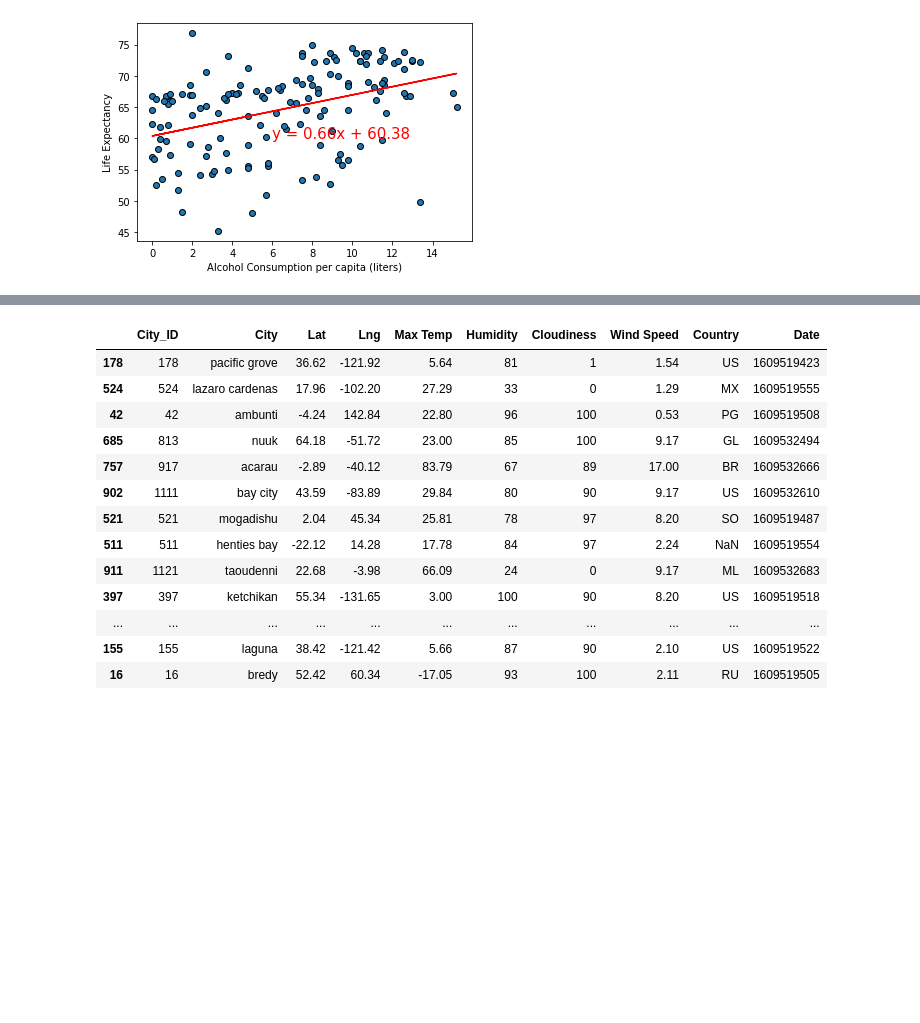
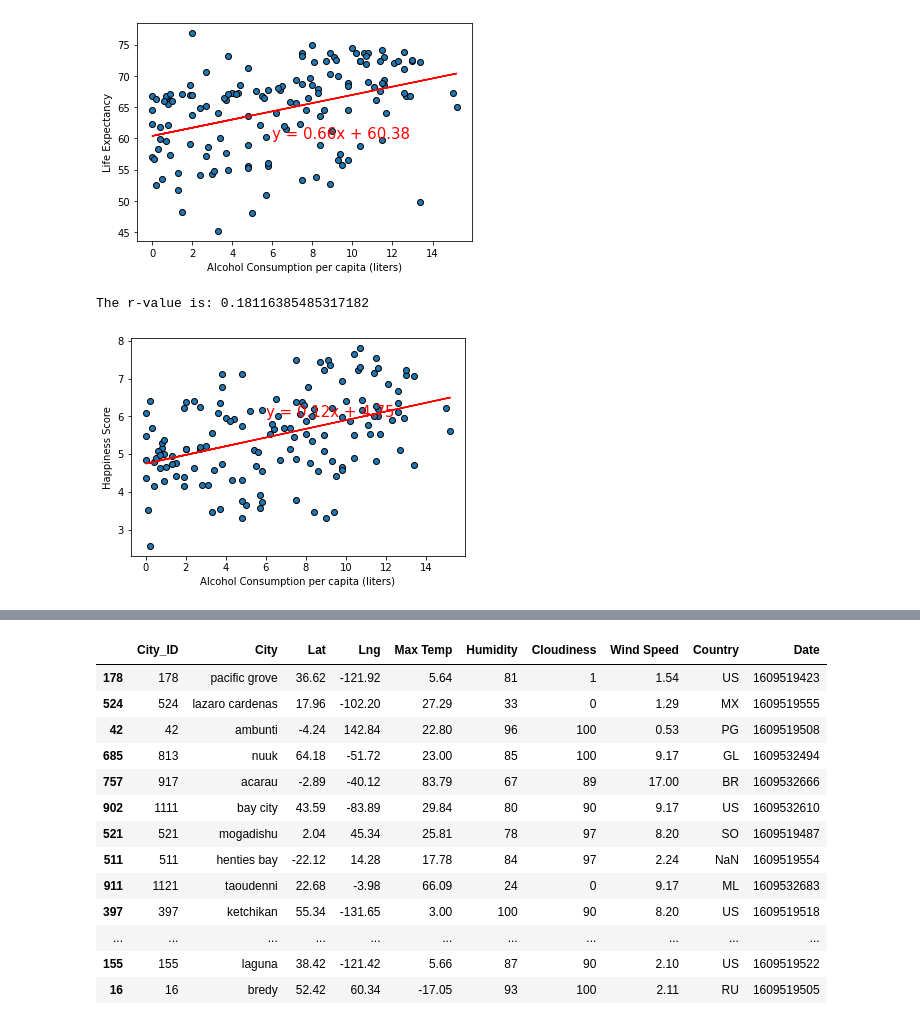
Before and after one commit to reccleston/data-analysis-project-1, a Jupyter notebook: nadia/project_work_2021.ipynb, the cells around one changed output, grey strips where cells are left out. Saved outputs shown, nothing was run; the diff lists cells and outputs as text; code cells hidden in the pictures; blank space fills up the shorter version.

```diff
--- a/nadia/project_work_2021.ipynb
+++ b/nadia/project_work_2021.ipynb
@@ -234,3 +236,10 @@ plot_linear_regression(x_values,y_values,'Life Expectancy',(6,60))
 # %% [output]
 The r-value is: 0.15718368589991474
 [figure]
+# %%
+x_values=gdp_and_life_expectancy_df['Alcohol Consumption Per Capita (Liters)']
+y_values=gdp_and_life_expectancy_df['Happiness Score']
+plot_linear_regression(x_values,y_values,'Happiness Score',(6,6))
+# %% [output]
+The r-value is: 0.18116385485317182
+[figure, added]
```
Also changed, not shown: parts of 9 cells of this notebook.
